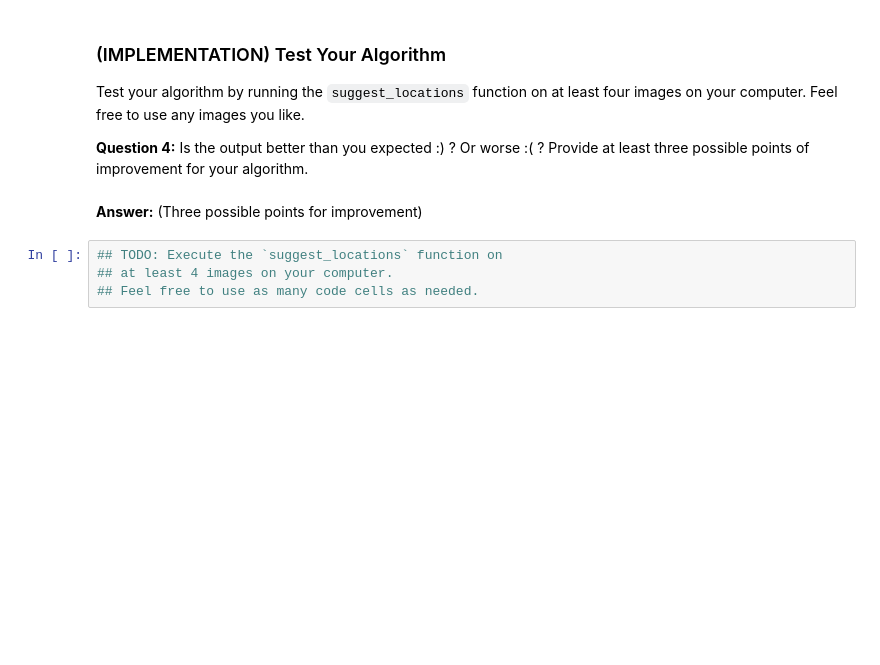
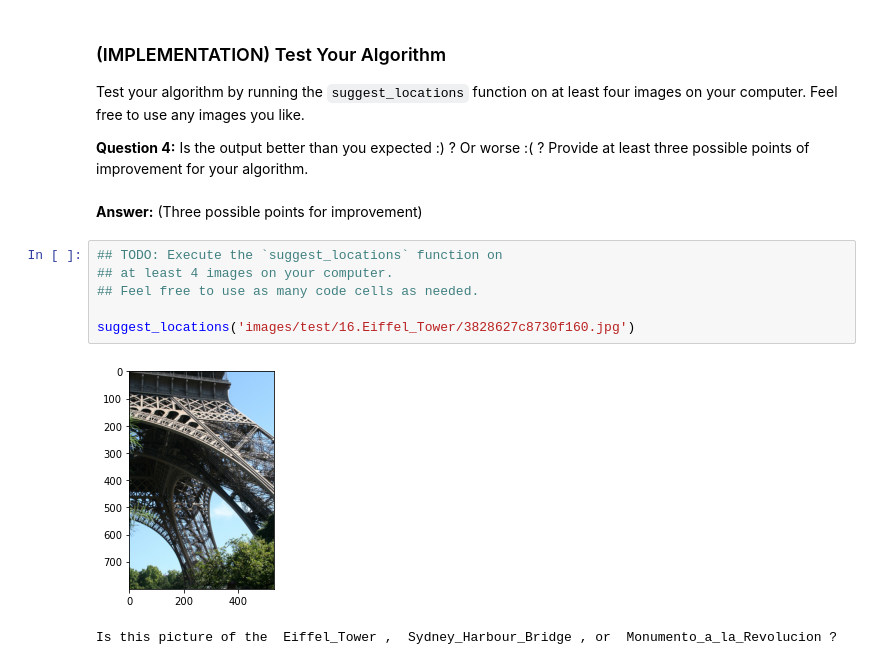
Before and after one commit to pedrojlucas/landmark-tagging-project, a Jupyter notebook: landmark_project/landmark.ipynb, the cells around one changed output. Cells and saved outputs as stored; diff of their text form; blank space fills up the shorter version.

```diff
--- a/landmark_project/landmark.ipynb
+++ b/landmark_project/landmark.ipynb
@@ -456,4 +669,9 @@ __Answer:__ (Three possible points for improvement)
 # %%
 ## TODO: Execute the `suggest_locations` function on
 ## at least 4 images on your computer.
 ## Feel free to use as many code cells as needed.
+
+suggest_locations('images/test/16.Eiffel_Tower/3828627c8730f160.jpg')
+# %% [output]
+[figure, added]
+Is this picture of the  Eiffel_Tower ,  Sydney_Harbour_Bridge , or  Monumento_a_la_Revolucion ?
```
Also changed, not shown: parts of 26 cells of this notebook.
